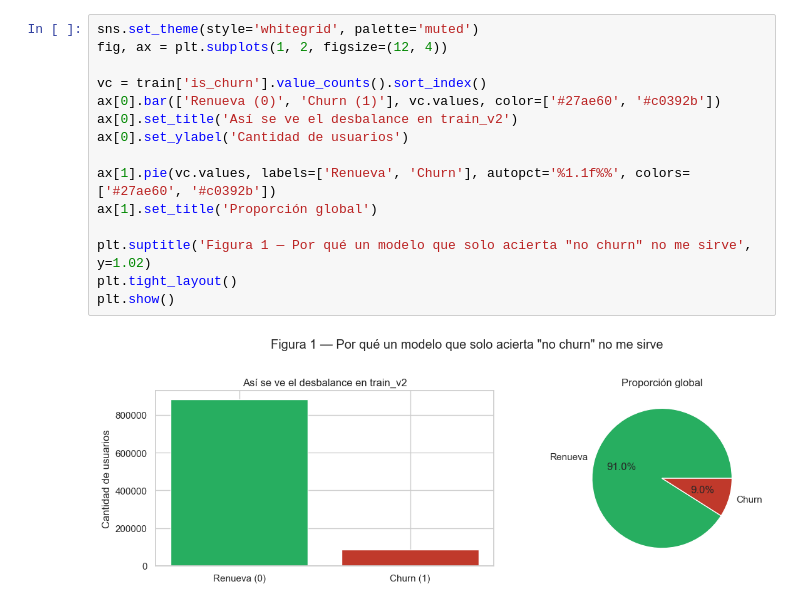
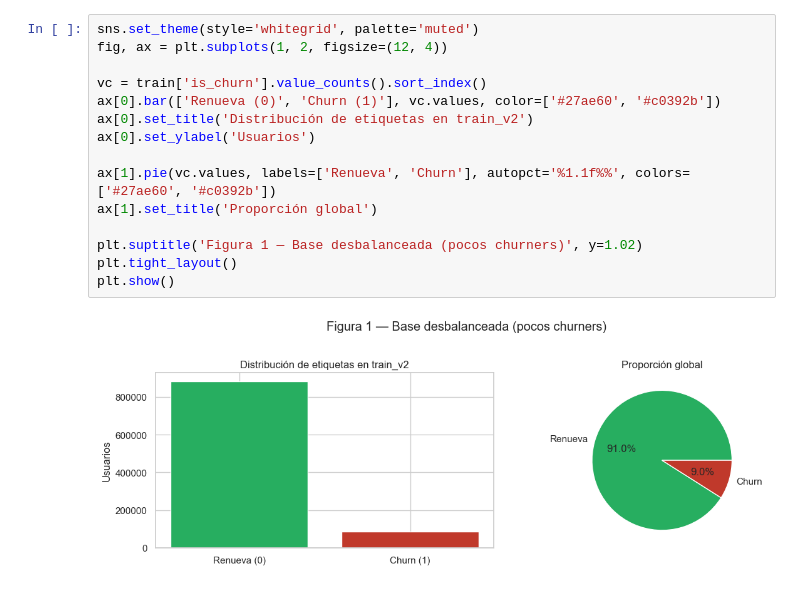
Before and after one commit to danielrpo1/pdgrado, a Jupyter notebook: notebooks/Colab_Piloto_5_Categorias_Riesgo_KKBox.ipynb, the cells around one changed output. Drawn from its saved outputs; the diff is of its cells as text.

```diff
--- a/notebooks/Colab_Piloto_5_Categorias_Riesgo_KKBox.ipynb
+++ b/notebooks/Colab_Piloto_5_Categorias_Riesgo_KKBox.ipynb
@@ -156,17 +144,17 @@ Separé variables así, como me indicó en la asesoría:
 # %%
 sns.set_theme(style='whitegrid', palette='muted')
 fig, ax = plt.subplots(1, 2, figsize=(12, 4))
 
 vc = train['is_churn'].value_counts().sort_index()
 ax[0].bar(['Renueva (0)', 'Churn (1)'], vc.values, color=['#27ae60', '#c0392b'])
-ax[0].set_title('Así se ve el desbalance en train_v2')
-ax[0].set_ylabel('Cantidad de usuarios')
+ax[0].set_title('Distribución de etiquetas en train_v2')
+ax[0].set_ylabel('Usuarios')
 
 ax[1].pie(vc.values, labels=['Renueva', 'Churn'], autopct='%1.1f%%', colors=['#27ae60', '#c0392b'])
 ax[1].set_title('Proporción global')
 
-plt.suptitle('Figura 1 — Por qué un modelo que solo acierta "no churn" no me sirve', y=1.02)
+plt.suptitle('Figura 1 — Base desbalanceada (pocos churners)', y=1.02)
 plt.tight_layout()
 plt.show()
 # %% [output]
-[figure, old version]
+[figure, new version]
```
Also changed, not shown: parts of 31 cells of this notebook, 6 other files.
